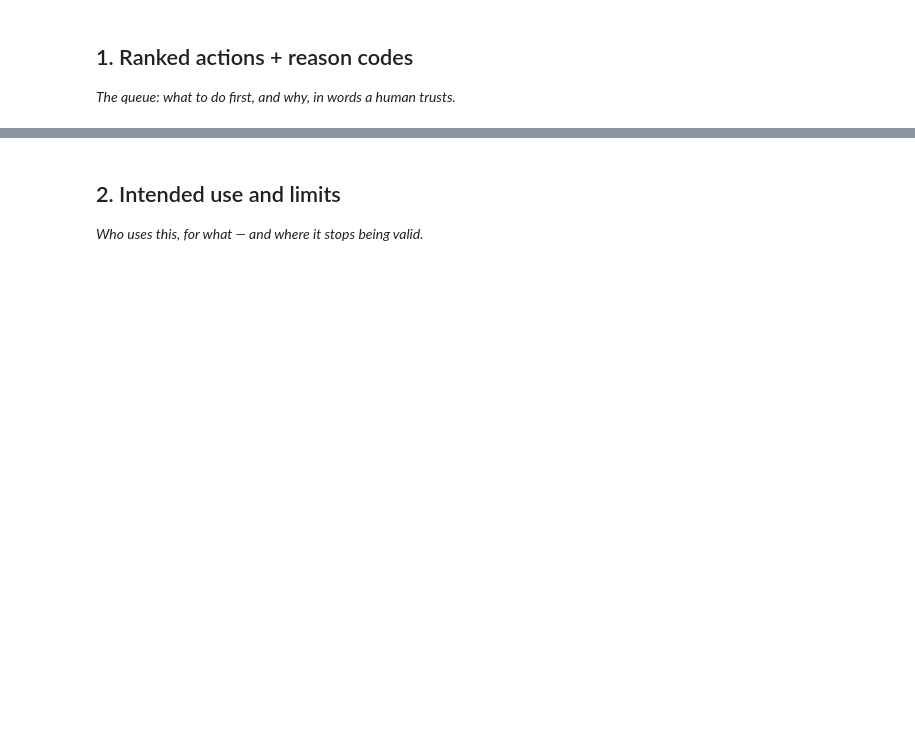
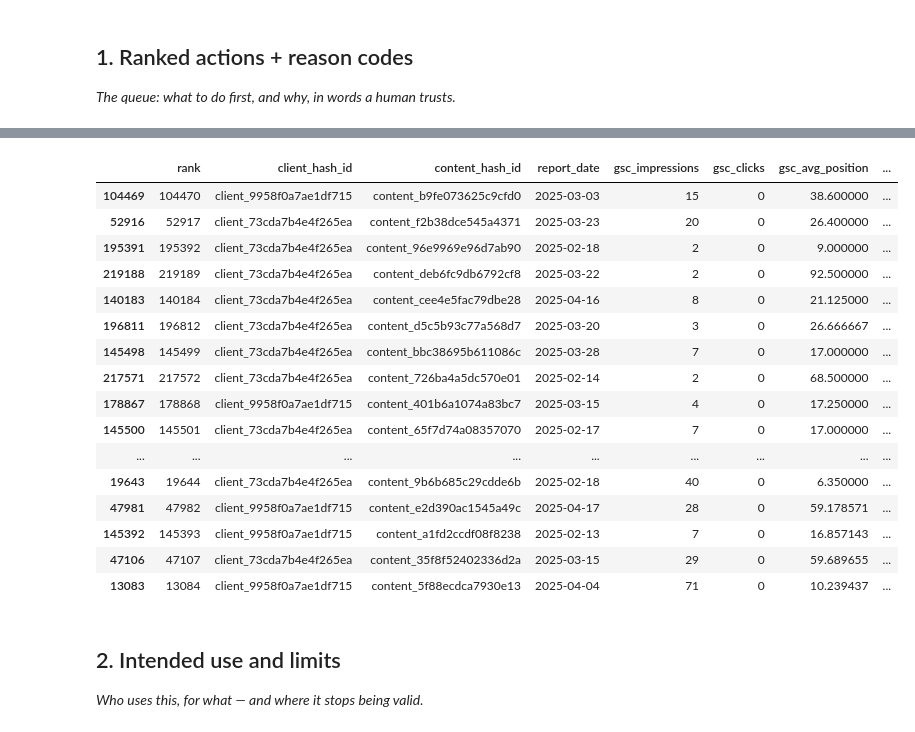
Before and after one commit to jenilrupareliya5150-bit/FlyRankAi-ml-Track, a Jupyter notebook: work/notebooks/w07_action_playbook.ipynb, the cells around one changed output, grey strips where cells are left out. Cells and saved outputs as stored; diff of their text form; code cells hidden in the pictures; blank space fills up the shorter version.

Commit message:
Add files via upload
action_playbook_done

```diff
--- a/work/notebooks/w07_action_playbook.ipynb
+++ b/work/notebooks/w07_action_playbook.ipynb
@@ -320,0 +203,17 @@ display(
+# %%
+# Use the same target idea from the Week-5 model:
+# successful next-day performance = next-day impressions >= training threshold
+
+target_threshold = model_df["next_gsc_impressions"].quantile(0.75)
+
+model_df["target"] = (
+    model_df["next_gsc_impressions"] >= target_threshold
+).astype(int)
+
+print("Target threshold:", target_threshold)
+
+print("\nTarget distribution:")
+print(model_df["target"].value_counts())
+
+print("\nTarget proportions:")
+print(model_df["target"].value_counts(normalize=True))
@@ -321,3 +328,85 @@ display(
+# %%
+# Priority score for human review.
+#
+# This is a decision-support score, not a causal prediction.
+# Higher impressions + stronger visibility + stronger model target probability
+# produce a higher review priority.
+
+priority_df = action_df.copy()
+
+# If the Week-5 model exists, use its probability.
+# Otherwise create a transparent signal-based priority score.
+
+if "model" in globals() and "X_test" in globals():
+    try:
+        priority_df["model_probability"] = model.predict_proba(
+            priority_df[feature_cols].fillna(0)
+        )[:, 1]
+    except Exception:
+        priority_df["model_probability"] = 0.0
+else:
+    priority_df["model_probability"] = (
+        priority_df["target"].astype(float)
+    )
+
+# Normalize impression signal
+priority_df["impression_signal"] = np.log1p(
+    priority_df["gsc_impressions"]
+)
+
+priority_df["priority_score"] = (
+    0.60 * priority_df["model_probability"]
+    + 0.25 * (
+        priority_df["impression_signal"]
+        / priority_df["impression_signal"].max()
+    )
+    + 0.15 * (
+        1 / (1 + priority_df["gsc_avg_position"].clip(lower=1))
+    )
+)
+
+priority_df = priority_df.sort_values(
+    "priority_score",
+    ascending=False
+).reset_index(drop=True)
+
+priority_df["rank"] = np.arange(1, len(priority_df) + 1)
+
+display(
+    priority_df[
+        [
+            "rank",
+            "client_hash_id",
+            "content_hash_id",
+            "report_date",
+            "gsc_impressions",
+            "gsc_clicks",
+            "gsc_avg_position",
+            "model_probability",
+            "priority_score",
+            "action",
+            "reason_code"
+        ]
+    ].sample(20)
+)
+# %% [output]
+|  | rank | client_hash_id | content_hash_id | report_date | gsc_impressions | gsc_clicks | gsc_avg_position | ... |
+| 104469 | 104470 | client_9958f0a7ae1df715 | content_b9fe073625c9cfd0 | 2025-03-03 | 15 | 0 | 38.600000 | ... |
+| 52916 | 52917 | client_73cda7b4e4f265ea | content_f2b38dce545a4371 | 2025-03-23 | 20 | 0 | 26.400000 | ... |
+| 195391 | 195392 | client_73cda7b4e4f265ea | content_96e9969e96d7ab90 | 2025-02-18 | 2 | 0 | 9.000000 | ... |
+| 219188 | 219189 | client_73cda7b4e4f265ea | content_deb6fc9db6792cf8 | 2025-03-22 | 2 | 0 | 92.500000 | ... |
+| 140183 | 140184 | client_73cda7b4e4f265ea | content_cee4e5fac79dbe28 | 2025-04-16 | 8 | 0 | 21.125000 | ... |
+| 196811 | 196812 | client_73cda7b4e4f265ea | content_d5c5b93c77a568d7 | 2025-03-20 | 3 | 0 | 26.666667 | ... |
+| 145498 | 145499 | client_73cda7b4e4f265ea | content_bbc38695b611086c | 2025-03-28 | 7 | 0 | 17.000000 | ... |
+| 217571 | 217572 | client_73cda7b4e4f265ea | content_726ba4a5dc570e01 | 2025-02-14 | 2 | 0 | 68.500000 | ... |
+| 178867 | 178868 | client_9958f0a7ae1df715 | content_401b6a1074a83bc7 | 2025-03-15 | 4 | 0 | 17.250000 | ... |
+| 145500 | 145501 | client_73cda7b4e4f265ea | content_65f7d74a08357070 | 2025-02-17 | 7 | 0 | 17.000000 | ... |
+| ... | ... | ... | ... | ... | ... | ... | ... | ... |
+| 19643 | 19644 | client_73cda7b4e4f265ea | content_9b6b685c29cdde6b | 2025-02-18 | 40 | 0 | 6.350000 | ... |
+| 47981 | 47982 | client_9958f0a7ae1df715 | content_e2d390ac1545a49c | 2025-04-17 | 28 | 0 | 59.178571 | ... |
+| 145392 | 145393 | client_9958f0a7ae1df715 | content_a1fd2ccdf08f8238 | 2025-02-13 | 7 | 0 | 16.857143 | ... |
+| 47106 | 47107 | client_73cda7b4e4f265ea | content_35f8f52402336d2a | 2025-03-15 | 29 | 0 | 59.689655 | ... |
+| 13083 | 13084 | client_9958f0a7ae1df715 | content_5f88ecdca7930e13 | 2025-04-04 | 71 | 0 | 10.239437 | ... |
 # %% [markdown]
 ## 2. Intended use and limits
 
```
Also changed, not shown: parts of 40 cells of this notebook.
